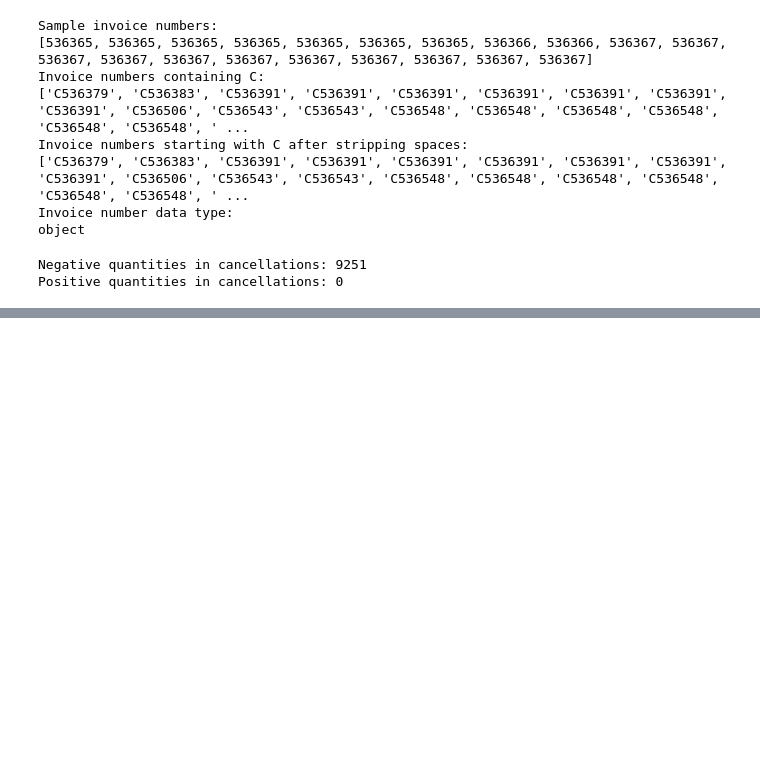
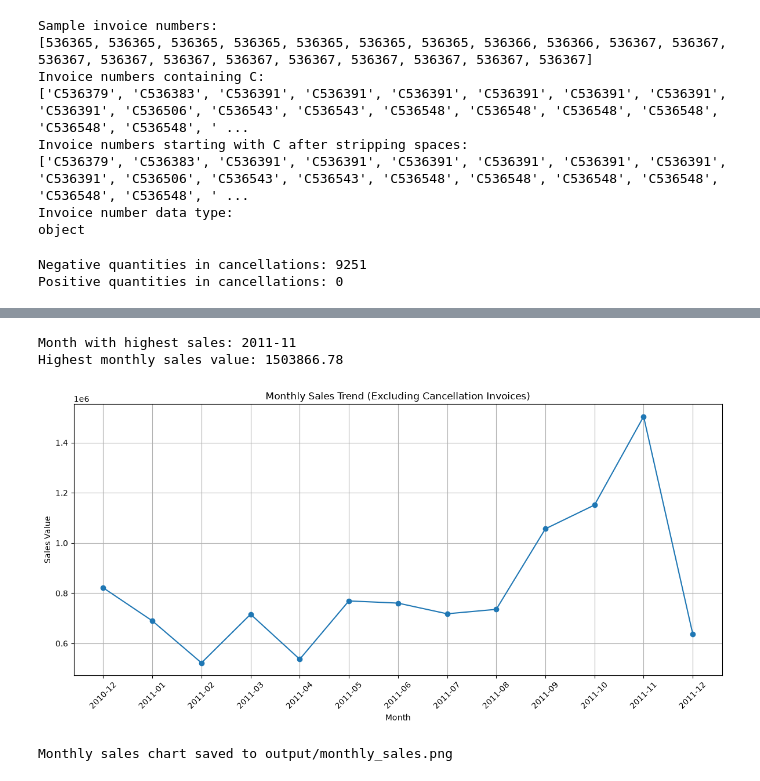
Before and after one commit to abhinavjanawade2242-dev/Python-FullStack-DS-AI-200-Days, a Jupyter notebook: Day39/day39.ipynb, the cells around one changed output, grey strips where cells are left out. Saved outputs shown, nothing was run; the diff lists cells and outputs as text; code cells hidden in the pictures; blank space fills up the shorter version.

```diff
--- a/Day39/day39.ipynb
+++ b/Day39/day39.ipynb
@@ -162,0 +181,12 @@ Positive quantities in cancellations: 0
+# %%
+df_clean["Month"] = df_clean["InvoiceDate"].dt.to_period("M")
+# %%
+monthly_sales = (
+    df_clean.loc[~cancellations]
+    .groupby("Month")["SalesValue"]
+    .sum()
+    .sort_index()
+)
+
+print("Monthly sales:")
+print(monthly_sales)
@@ -162,0 +210,6 @@ Positive quantities in cancellations: 0
+# %%
+print("Month with highest sales:", monthly_sales.idxmax())
+print("Highest monthly sales value:", monthly_sales.max())
+# %% [output]
+Month with highest sales: 2011-11
+Highest monthly sales value: 1503866.78
@@ -162,0 +218,30 @@ Positive quantities in cancellations: 0
+# %%
+import os
+import matplotlib.pyplot as plt
+
+# Create output folder if it doesn't exist
+os.makedirs("output", exist_ok=True)
+
+# Plot monthly sales
+plt.figure(figsize=(12, 6))
+plt.plot(
+    monthly_sales.index.astype(str),
+    monthly_sales.values,
+    marker="o"
+)
+
+plt.title("Monthly Sales Trend (Excluding Cancellation Invoices)")
+plt.xlabel("Month")
+plt.ylabel("Sales Value")
+plt.xticks(rotation=45)
+plt.grid(True)
+plt.tight_layout()
+
+# Save the chart
+plt.savefig("output/monthly_sales.png", dpi=300)
+plt.show()
+
+print("Monthly sales chart saved to output/monthly_sales.png")
+# %% [output]
+[figure, added]
+Monthly sales chart saved to output/monthly_sales.png
```
Also changed, not shown: parts of 4 cells of this notebook, 2 other files.
